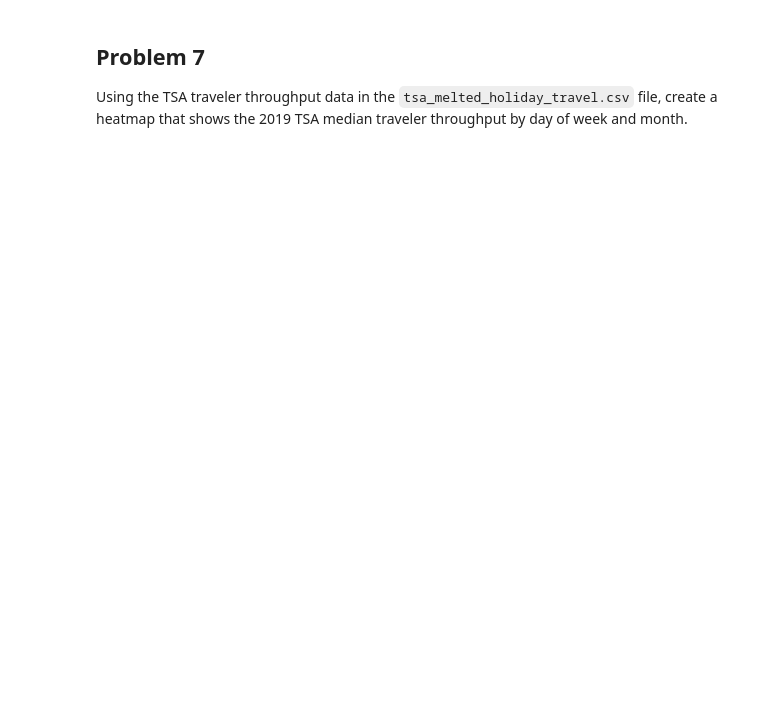
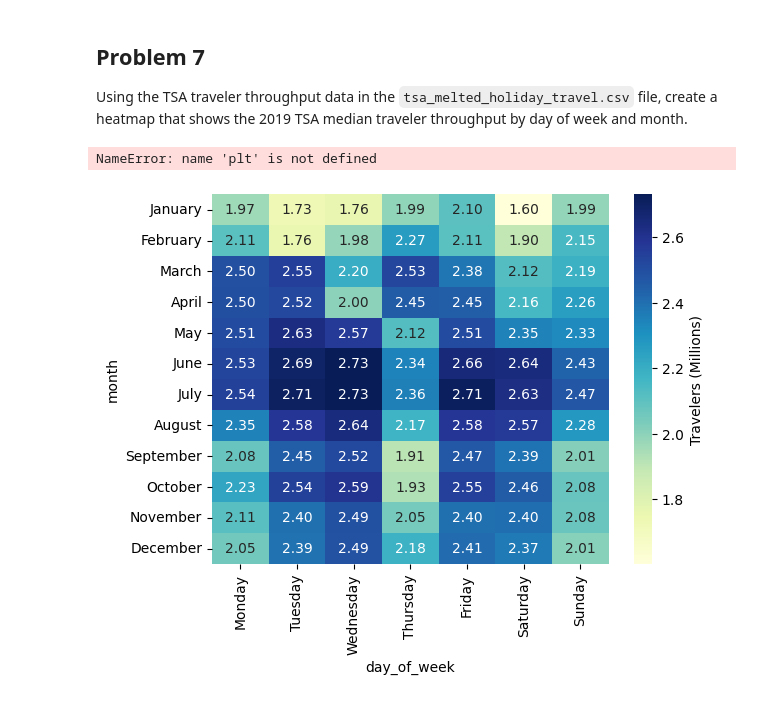
Before and after one commit to freddyg-33/master-week-01-overview-project-management, a Jupyter notebook: assignment.ipynb, the cells around one changed output. Saved outputs shown, nothing was run; the diff lists cells and outputs as text; code cells hidden in the pictures; blank space fills up the shorter version.

```diff
--- a/assignment.ipynb
+++ b/assignment.ipynb
@@ -57,3 +143,27 @@ Using the TSA traveler throughput data in the `tsa_melted_holiday_travel.csv` fi
 Using the TSA traveler throughput data in the `tsa_melted_holiday_travel.csv` file, create a heatmap that shows the 2019 TSA median traveler throughput by day of week and month.
 # %%
 # Your code here
+import seaborn as sns
+
+tsa['date'] = pd.to_datetime(tsa['date'])
+
+tsa_2019 = tsa[tsa['year'] == 2019].copy()
+
+month_order = ['January', 'February', 'March', 'April', 'May', 'June',
+               'July', 'August', 'September', 'October', 'November', 'December']
+day_order = ['Monday', 'Tuesday', 'Wednesday', 'Thursday', 'Friday', 'Saturday', 'Sunday']
+
+tsa_2019['month'] = pd.Categorical(tsa_2019['date'].dt.month_name(), categories=month_order, ordered=True)
+tsa_2019['day_of_week'] = pd.Categorical(tsa_2019['date'].dt.day_name(), categories=day_order, ordered=True)
+
+heatmap_data = tsa_2019.pivot_table(index='month', columns='day_of_week', values='travelers', aggfunc='median')
+
+# Divide by 1,000,000 to make the numbers readable (e.g., 2.4M instead of 2400000)
+heatmap_data_millions = heatmap_data / 1_000_000
+
+sns.heatmap(heatmap_data_millions, cmap='YlGnBu', annot=True, fmt='.2f', cbar_kws={'label': 'Travelers (Millions)'})
+
+plt.title('2019 TSA Median Traveler Throughput (in Millions)')
+# %% [output]
+NameError: name 'plt' is not defined
+[figure, added]
```
Also changed, not shown: parts of 7 cells of this notebook.
